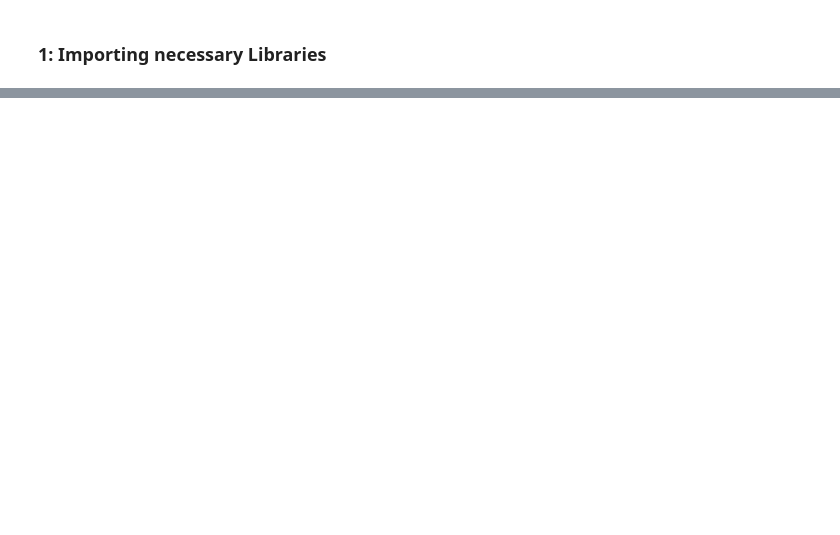
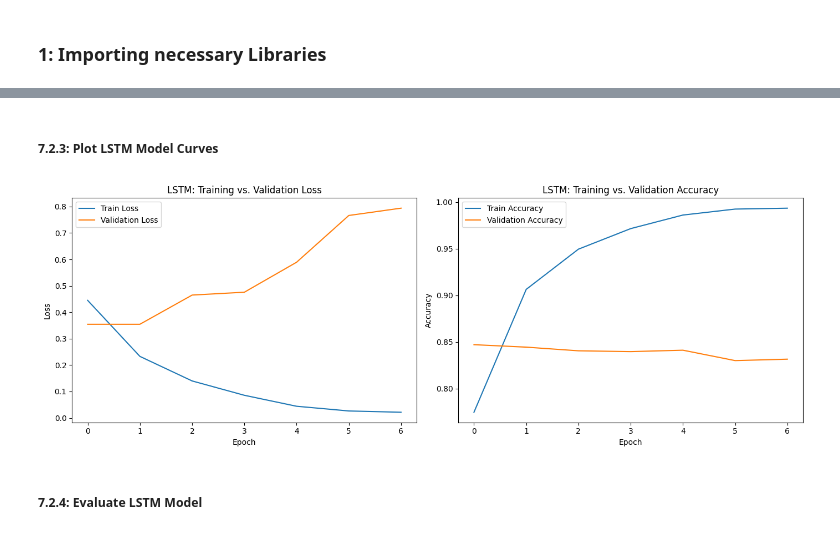
Before and after one commit to Lunivaa/Language-Task, a Jupyter notebook: 2433240_LunivaShrestha_Text_Classification.ipynb, the cells around one changed output, grey strips where cells are left out. Saved outputs shown, nothing was run; the diff lists cells and outputs as text; code cells hidden in the pictures; blank space fills up the shorter version.

```diff
--- a/2433240_LunivaShrestha_Text_Classification.ipynb
+++ b/2433240_LunivaShrestha_Text_Classification.ipynb
@@ -1764,0 +209,7 @@ This project showed that transfer learning with MobileNetV2 significantly outper
+# %%
+# Train-test split
+X_train, X_test, y_train, y_test = train_test_split(df['cleaned_headline'], df['is_sarcastic'], test_size=0.2, random_state=42)
+
+# Dataset sizes
+print(f"Training set size: {len(X_train)} samples")
+print(f"Testing set size: {len(X_test)} samples")
@@ -1764,0 +454,15 @@ This project showed that transfer learning with MobileNetV2 significantly outper
+# %%
+# Bidirectional LSTM model
+model_lstm = Sequential([
+    Input(shape=(max_len,)),
+    Embedding(input_dim=vocab_size, output_dim=128),
+    SpatialDropout1D(0.3),
+    Bidirectional(LSTM(64, dropout=0.3, return_sequences=False)),
+    Dense(1, activation="sigmoid")
+])
+
+# Compile model
+model_lstm.compile(optimizer="adam", loss="binary_crossentropy", metrics=["accuracy"])
+
+# Model summary
+model_lstm.summary()
@@ -1764,0 +532,28 @@ This project showed that transfer learning with MobileNetV2 significantly outper
+# %% [markdown]
+##### **7.2.3: Plot LSTM Model Curves**
+# %%
+# Plot LSTM training vs validation performance
+plt.figure(figsize=(14, 5))
+
+plt.subplot(1, 2, 1)
+plt.plot(history_lstm.history['loss'], label='Train Loss')
+plt.plot(history_lstm.history['val_loss'], label='Validation Loss')
+plt.title('LSTM: Training vs. Validation Loss')
+plt.xlabel('Epoch')
+plt.ylabel('Loss')
+plt.legend()
+
+plt.subplot(1, 2, 2)
+plt.plot(history_lstm.history['accuracy'], label='Train Accuracy')
+plt.plot(history_lstm.history['val_accuracy'], label='Validation Accuracy')
+plt.title('LSTM: Training vs. Validation Accuracy')
+plt.xlabel('Epoch')
+plt.ylabel('Accuracy')
+plt.legend()
+
+plt.tight_layout()
+plt.show()
+# %% [output]
+[figure, added]
+# %% [markdown]
+##### **7.2.4: Evaluate LSTM Model**
```
Also changed, not shown: parts of 217 cells of this notebook, 1 other file.
